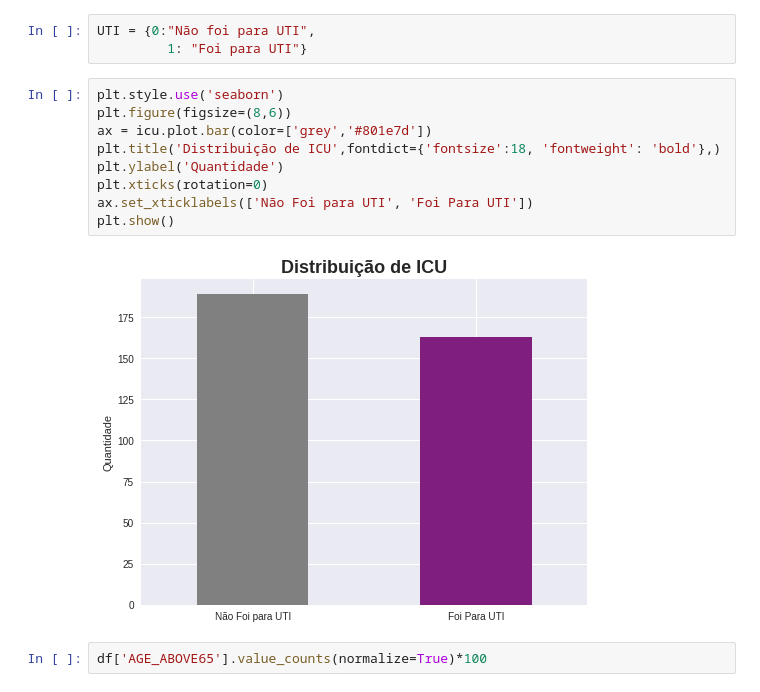
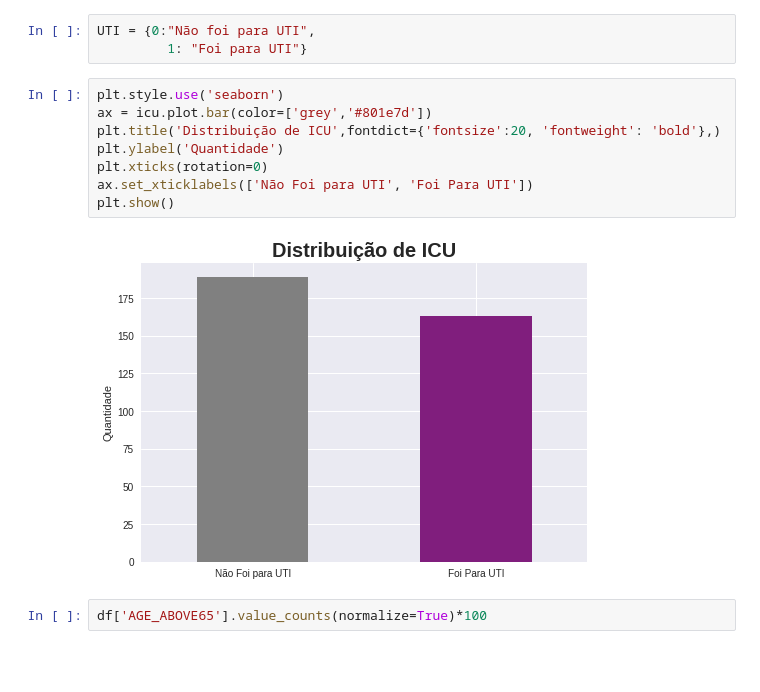
Before and after one commit to JuniorTorresMTJ/Projeto_Todo_mundo_odeia_o_COVID, a Jupyter notebook: notebook/Projeto_Todo_Mundo_Odeia_o_COVID_EDA.ipynb, the cells around one changed output. Drawn from its saved outputs; the diff is of its cells as text; blank space fills up the shorter version.

```diff
--- a/notebook/Projeto_Todo_Mundo_Odeia_o_COVID_EDA.ipynb
+++ b/notebook/Projeto_Todo_Mundo_Odeia_o_COVID_EDA.ipynb
@@ -107,15 +107,14 @@ UTI = {0:"Não foi para UTI",
          1: "Foi para UTI"}
 # %%
 plt.style.use('seaborn')
-plt.figure(figsize=(8,6))
 ax = icu.plot.bar(color=['grey','#801e7d'])
-plt.title('Distribuição de ICU',fontdict={'fontsize':18, 'fontweight': 'bold'},)
+plt.title('Distribuição de ICU',fontdict={'fontsize':20, 'fontweight': 'bold'},)
 plt.ylabel('Quantidade')
 plt.xticks(rotation=0)
 ax.set_xticklabels(['Não Foi para UTI', 'Foi Para UTI'])
 plt.show()
 # %% [output]
-[figure, old version]
+[figure, new version]
 # %%
 df['AGE_ABOVE65'].value_counts(normalize=True)*100
 # %% [output]
```
Also changed, not shown: parts of 5 cells of this notebook.
